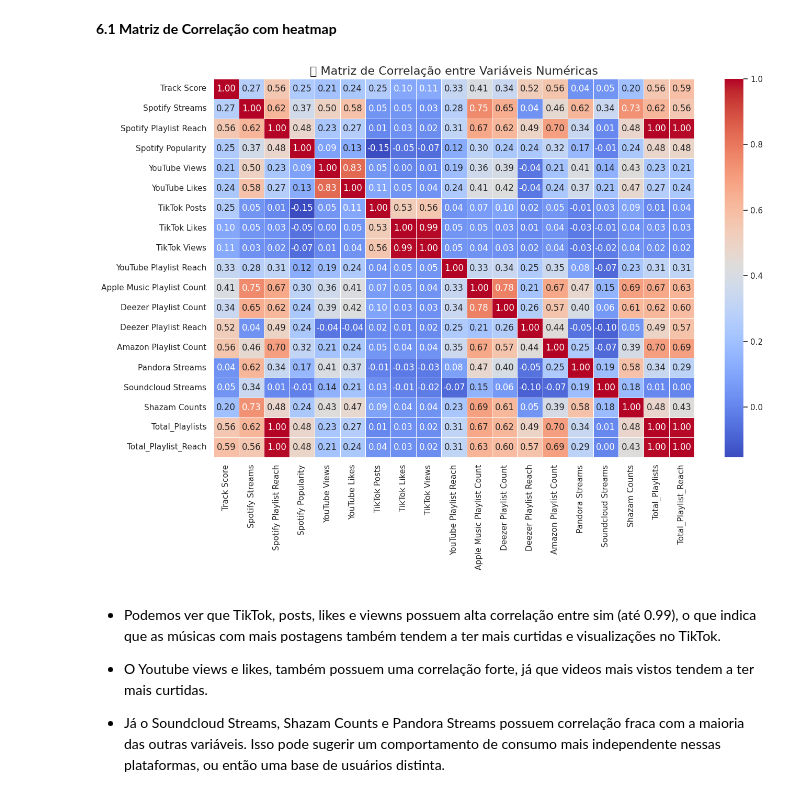
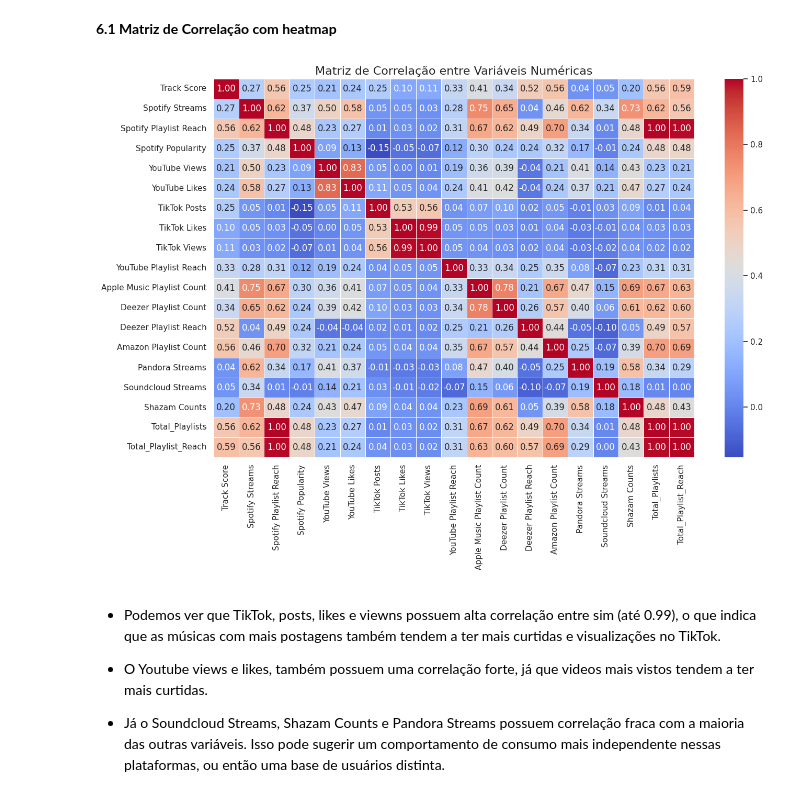
Before and after one commit to Hamashyach/AnaliseDados_projeto1, a Jupyter notebook: ProjetoMusicas.ipynb, the cells around one changed output. Saved outputs shown, nothing was run; the diff lists cells and outputs as text; code cells hidden in the pictures.

```diff
--- a/ProjetoMusicas.ipynb
+++ b/ProjetoMusicas.ipynb
@@ -520,16 +520,16 @@ Nº de registros REMOVIDOS: 3687
 # %%
 # Calcula a matriz de correlação das variáveis numéricas
 matriz_corr = df_limpo.corr(numeric_only=True)
 
 plt.figure(figsize=(14, 10))
 
 # Heatmap
 sns.heatmap(matriz_corr, annot=True, cmap='coolwarm', fmt=".2f", linewidths=0.5)
 
-plt.title("🔗 Matriz de Correlação entre Variáveis Numéricas", fontsize=16)
+plt.title("Matriz de Correlação entre Variáveis Numéricas", fontsize=16)
 plt.tight_layout()
 # %% [output]
-[figure, old version]
+[figure, new version]
 # %% [markdown]
 * Podemos ver que TikTok, posts, likes e viewns possuem alta correlação entre sim (até 0.99), o que indica que as músicas com mais postagens também tendem a ter mais curtidas e visualizações no TikTok.
 
```
